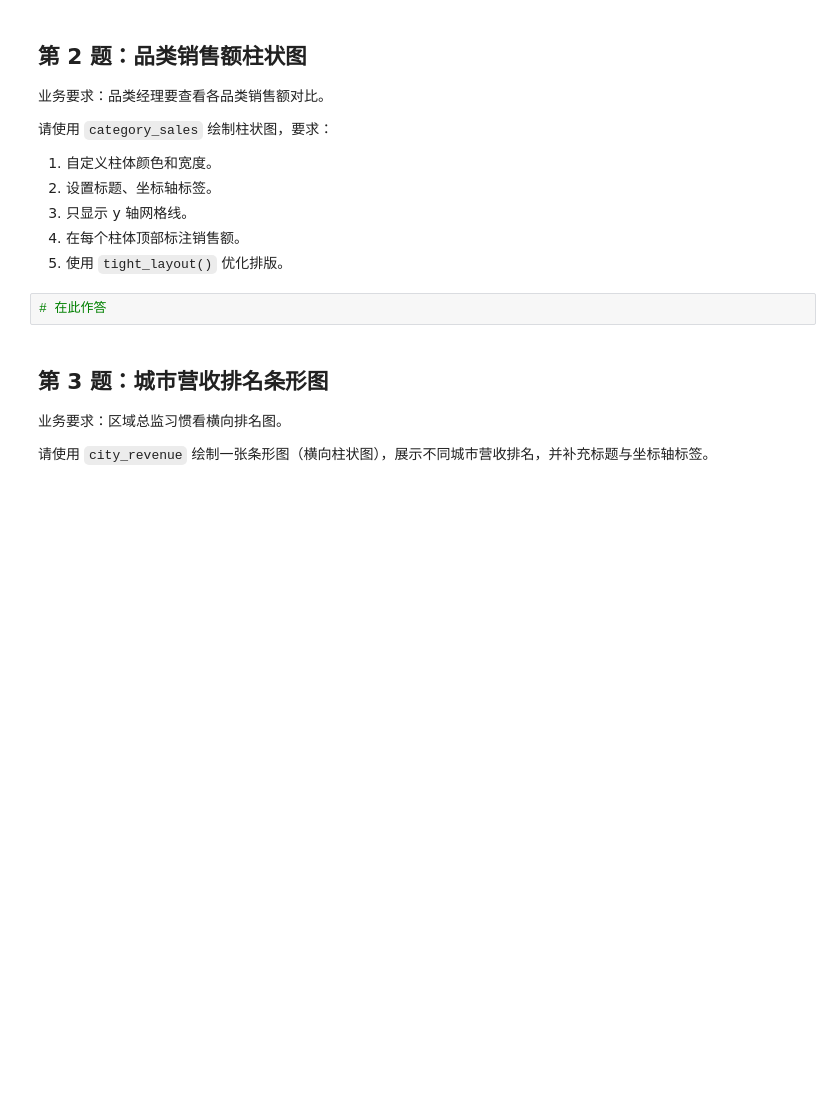
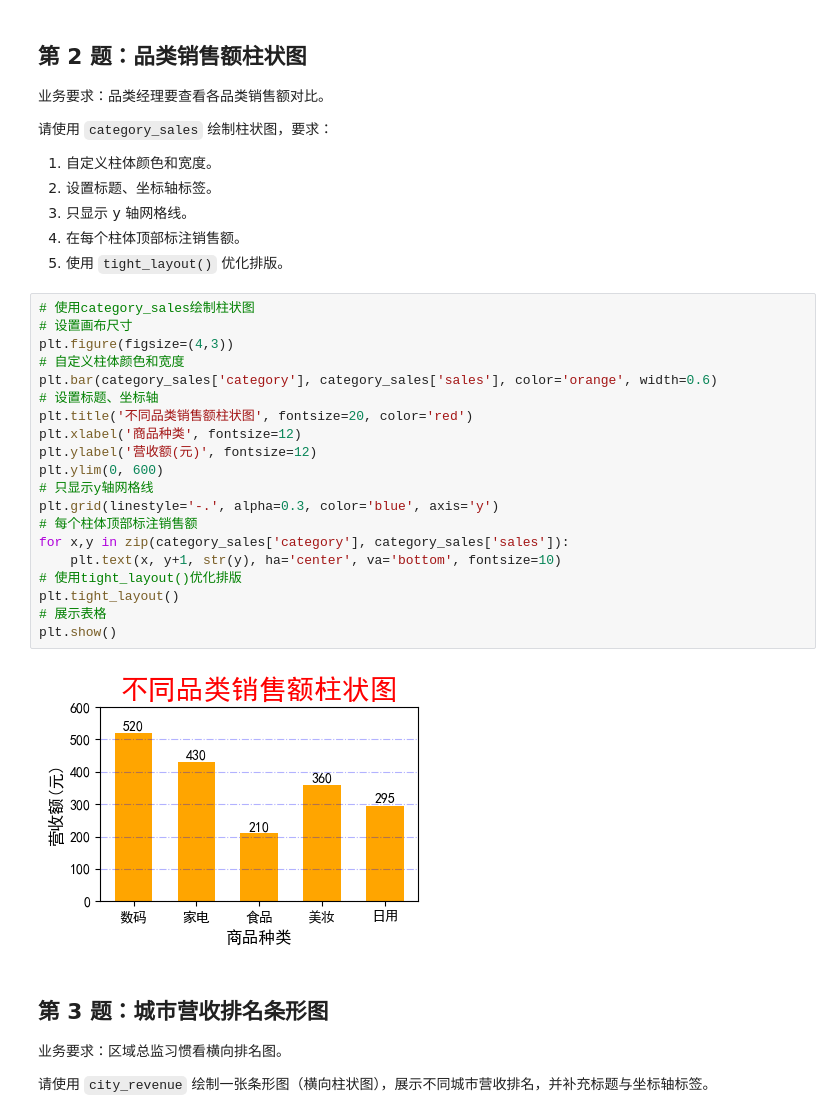
Before and after one commit to ChengguoZhou/DataProcessing, a Jupyter notebook: 05_matplotlib/01_业务报表可视化实战练习.ipynb, the cells around one changed output. Drawn from its saved outputs; the diff is of its cells as text; blank space fills up the shorter version.

```diff
--- a/05_matplotlib/01_业务报表可视化实战练习.ipynb
+++ b/05_matplotlib/01_业务报表可视化实战练习.ipynb
@@ -96,7 +129,27 @@ monthly_kpi.head()
 4. 在每个柱体顶部标注销售额。
 5. 使用 `tight_layout()` 优化排版。
 # %%
-# 在此作答
+# 使用category_sales绘制柱状图
+# 设置画布尺寸
+plt.figure(figsize=(4,3))
+# 自定义柱体颜色和宽度
+plt.bar(category_sales['category'], category_sales['sales'], color='orange', width=0.6)
+# 设置标题、坐标轴
+plt.title('不同品类销售额柱状图', fontsize=20, color='red')
+plt.xlabel('商品种类', fontsize=12)
+plt.ylabel('营收额(元)', fontsize=12)
+plt.ylim(0, 600)
+# 只显示y轴网格线
+plt.grid(linestyle='-.', alpha=0.3, color='blue', axis='y')
+# 每个柱体顶部标注销售额
+for x,y in zip(category_sales['category'], category_sales['sales']):
+    plt.text(x, y+1, str(y), ha='center', va='bottom', fontsize=10)
+# 使用tight_layout()优化排版
+plt.tight_layout()
+# 展示表格
+plt.show()
+# %% [output]
+[figure, added]
 # %% [markdown]
 ## 第 3 题：城市营收排名条形图
 
```
Also changed, not shown: parts of 12 cells of this notebook, 2 other files.
